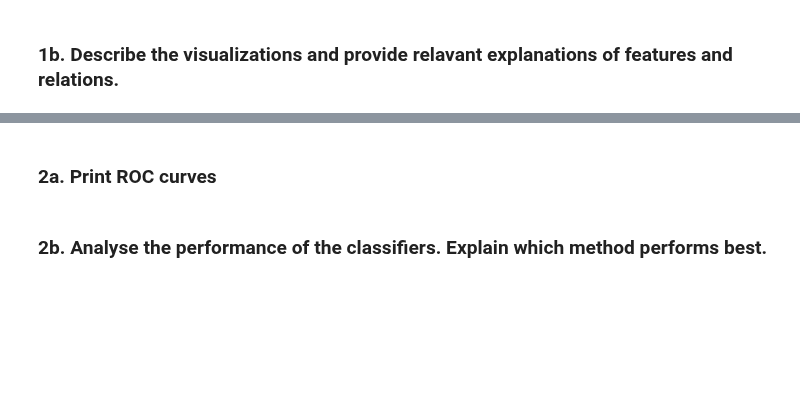
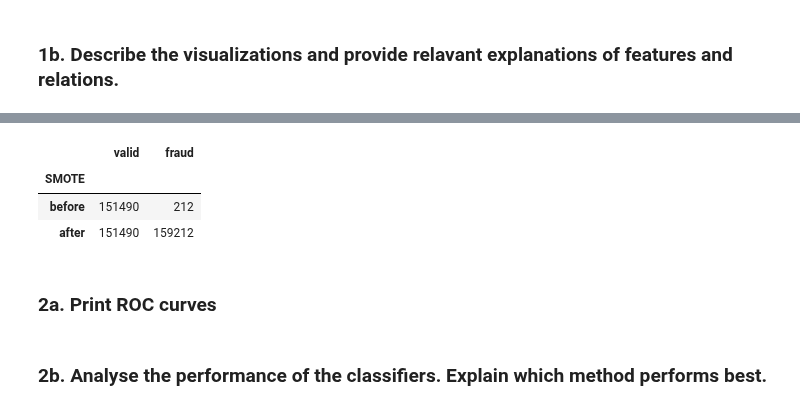
Before and after one commit to kbaran1998/CS4035-cyber-data, a Jupyter notebook: lab1/Lab1.ipynb, the cells around one changed output, grey strips where cells are left out. Cells and saved outputs as stored; diff of their text form; code cells hidden in the pictures; blank space fills up the shorter version.

```diff
--- a/lab1/Lab1.ipynb
+++ b/lab1/Lab1.ipynb
@@ -374,3 +677,31 @@ plt.show()
+# %%
+from sklearn.utils import shuffle
+
+before_smote_valid = len(y_train[y_train == 0])
+before_smote_fraud = len(y_train[y_train == 1])
+
+X_train = pd.concat([X_train, X_fraud_smote])
+y_train = pd.concat([
+    y_train,
+    pd.Series(1, index=range(len(X_fraud_smote)))
+])
+
+X_train, y_train = shuffle(X_train, y_train, random_state=0)
+
+after_smote_valid = len(y_train[y_train == 0])
+after_smote_fraud = len(y_train[y_train == 1])
+
+results_smote_matrix = pd.DataFrame([
+    ["before", before_smote_valid, before_smote_fraud],
+    ["after", after_smote_valid, after_smote_fraud]],
+    columns=["SMOTE", "valid", "fraud"])
+results_smote_matrix.set_index('SMOTE', inplace=True)
+results_smote_matrix
+# %% [output]
+|  | valid | fraud |
+| SMOTE |  |  |
+| before | 151490 | 212 |
+| after | 151490 | 159212 |
 # %% [markdown]
 ### 2a. Print ROC curves
 # %% [markdown]
```
Also changed, not shown: parts of 18 cells of this notebook.
